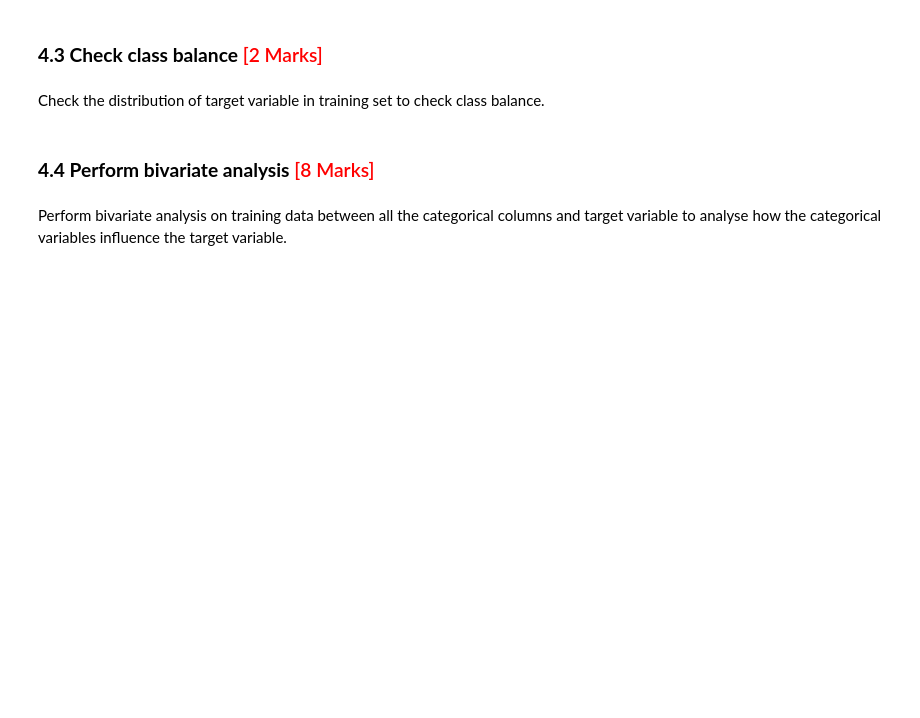
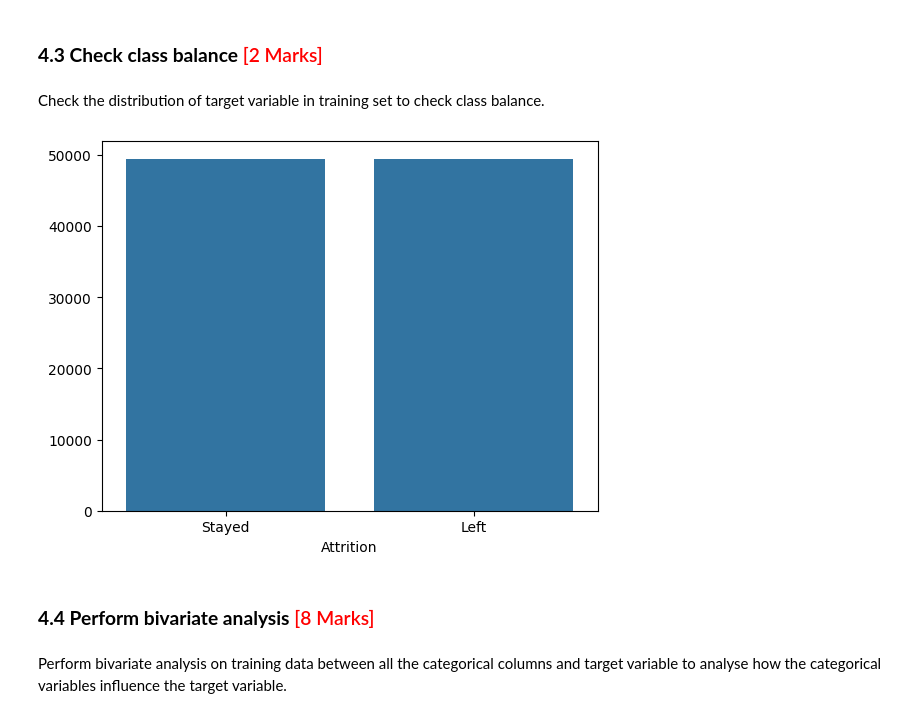
Before and after one commit to hemantgogawale/Predicting_Employee_Retention, a Jupyter notebook: Predicting_Employee_Retention_Starter.ipynb, the cells around one changed output. Cells and saved outputs as stored; diff of their text form; code cells hidden in the pictures; blank space fills up the shorter version.

```diff
--- a/Predicting_Employee_Retention_Starter.ipynb
+++ b/Predicting_Employee_Retention_Starter.ipynb
@@ -454,6 +464,11 @@ plt.show()
 Check the distribution of target variable in training set to check class balance.
 # %%
 # Plot a bar chart to check class balance
+
+sns.barplot(x=y_train, y=y_train.count(), ci=False)
+plt.show()
+# %% [output]
+[figure, added]
 # %% [markdown]
 ### **4.4 Perform bivariate analysis** <font color="red">[8 Marks]</font>
 # %% [markdown]
```
Also changed, not shown: parts of 36 cells of this notebook.
